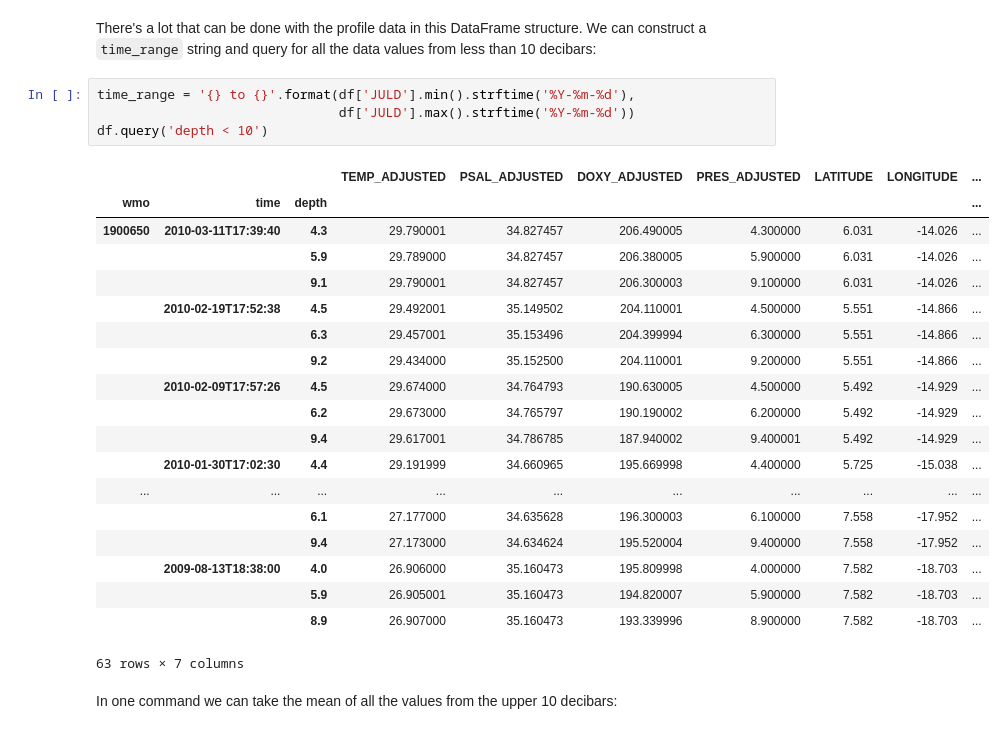
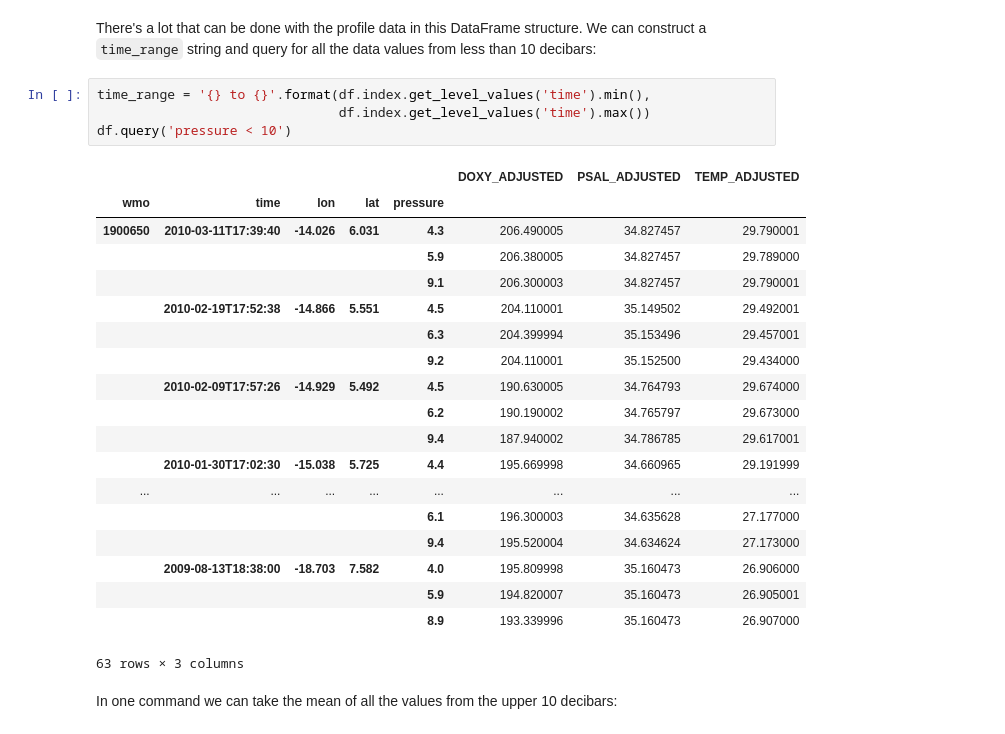
Before and after one commit to biofloat/biofloat, a Jupyter notebook: notebooks/build_oxyfloat_cache.ipynb, the cells around one changed output. Drawn from its saved outputs; the diff is of its cells as text.

```diff
--- a/notebooks/build_oxyfloat_cache.ipynb
+++ b/notebooks/build_oxyfloat_cache.ipynb
@@ -93,29 +93,29 @@ df.head()
 # %% [markdown]
 There's a lot that can be done with the profile data in this DataFrame structure. We can construct a `time_range` string and query for all the data values from less than 10 decibars:
 # %%
-time_range = '{} to {}'.format(df['JULD'].min().strftime('%Y-%m-%d'),
-                               df['JULD'].max().strftime('%Y-%m-%d'))
-df.query('depth < 10')
+time_range = '{} to {}'.format(df.index.get_level_values('time').min(),
+                               df.index.get_level_values('time').max())
+df.query('pressure < 10')
 # %% [output]
-|  |  |  | TEMP_ADJUSTED | PSAL_ADJUSTED | DOXY_ADJUSTED | PRES_ADJUSTED | LATITUDE | LONGITUDE | ... |
-| wmo | time | depth |  |  |  |  |  |  | ... |
-| 1900650 | 2010-03-11T17:39:40 | 4.3 | 29.790001 | 34.827457 | 206.490005 | 4.300000 | 6.031 | -14.026 | ... |
-|  |  | 5.9 | 29.789000 | 34.827457 | 206.380005 | 5.900000 | 6.031 | -14.026 | ... |
-|  |  | 9.1 | 29.790001 | 34.827457 | 206.300003 | 9.100000 | 6.031 | -14.026 | ... |
-|  | 2010-02-19T17:52:38 | 4.5 | 29.492001 | 35.149502 | 204.110001 | 4.500000 | 5.551 | -14.866 | ... |
-|  |  | 6.3 | 29.457001 | 35.153496 | 204.399994 | 6.300000 | 5.551 | -14.866 | ... |
-|  |  | 9.2 | 29.434000 | 35.152500 | 204.110001 | 9.200000 | 5.551 | -14.866 | ... |
-|  | 2010-02-09T17:57:26 | 4.5 | 29.674000 | 34.764793 | 190.630005 | 4.500000 | 5.492 | -14.929 | ... |
-|  |  | 6.2 | 29.673000 | 34.765797 | 190.190002 | 6.200000 | 5.492 | -14.929 | ... |
-|  |  | 9.4 | 29.617001 | 34.786785 | 187.940002 | 9.400001 | 5.492 | -14.929 | ... |
-|  | 2010-01-30T17:02:30 | 4.4 | 29.191999 | 34.660965 | 195.669998 | 4.400000 | 5.725 | -15.038 | ... |
-| ... | ... | ... | ... | ... | ... | ... | ... | ... | ... |
-|  |  | 6.1 | 27.177000 | 34.635628 | 196.300003 | 6.100000 | 7.558 | -17.952 | ... |
-|  |  | 9.4 | 27.173000 | 34.634624 | 195.520004 | 9.400000 | 7.558 | -17.952 | ... |
-|  | 2009-08-13T18:38:00 | 4.0 | 26.906000 | 35.160473 | 195.809998 | 4.000000 | 7.582 | -18.703 | ... |
-|  |  | 5.9 | 26.905001 | 35.160473 | 194.820007 | 5.900000 | 7.582 | -18.703 | ... |
-|  |  | 8.9 | 26.907000 | 35.160473 | 193.339996 | 8.900000 | 7.582 | -18.703 | ... |
+|  |  |  |  |  | DOXY_ADJUSTED | PSAL_ADJUSTED | TEMP_ADJUSTED |
+| wmo | time | lon | lat | pressure |  |  |  |
+| 1900650 | 2010-03-11T17:39:40 | -14.026 | 6.031 | 4.3 | 206.490005 | 34.827457 | 29.790001 |
+|  |  |  |  | 5.9 | 206.380005 | 34.827457 | 29.789000 |
+|  |  |  |  | 9.1 | 206.300003 | 34.827457 | 29.790001 |
+|  | 2010-02-19T17:52:38 | -14.866 | 5.551 | 4.5 | 204.110001 | 35.149502 | 29.492001 |
+|  |  |  |  | 6.3 | 204.399994 | 35.153496 | 29.457001 |
+|  |  |  |  | 9.2 | 204.110001 | 35.152500 | 29.434000 |
+|  | 2010-02-09T17:57:26 | -14.929 | 5.492 | 4.5 | 190.630005 | 34.764793 | 29.674000 |
+|  |  |  |  | 6.2 | 190.190002 | 34.765797 | 29.673000 |
+|  |  |  |  | 9.4 | 187.940002 | 34.786785 | 29.617001 |
+|  | 2010-01-30T17:02:30 | -15.038 | 5.725 | 4.4 | 195.669998 | 34.660965 | 29.191999 |
+| ... | ... | ... | ... | ... | ... | ... | ... |
+|  |  |  |  | 6.1 | 196.300003 | 34.635628 | 27.177000 |
+|  |  |  |  | 9.4 | 195.520004 | 34.634624 | 27.173000 |
+|  | 2009-08-13T18:38:00 | -18.703 | 7.582 | 4.0 | 195.809998 | 35.160473 | 26.906000 |
+|  |  |  |  | 5.9 | 194.820007 | 35.160473 | 26.905001 |
+|  |  |  |  | 8.9 | 193.339996 | 35.160473 | 26.907000 |
-63 rows × 7 columns
+63 rows × 3 columns
 # %% [markdown]
 In one command we can take the mean of all the values from the upper 10 decibars:
 # %%
```
Also changed, not shown: parts of 9 cells of this notebook, 2 other files.
